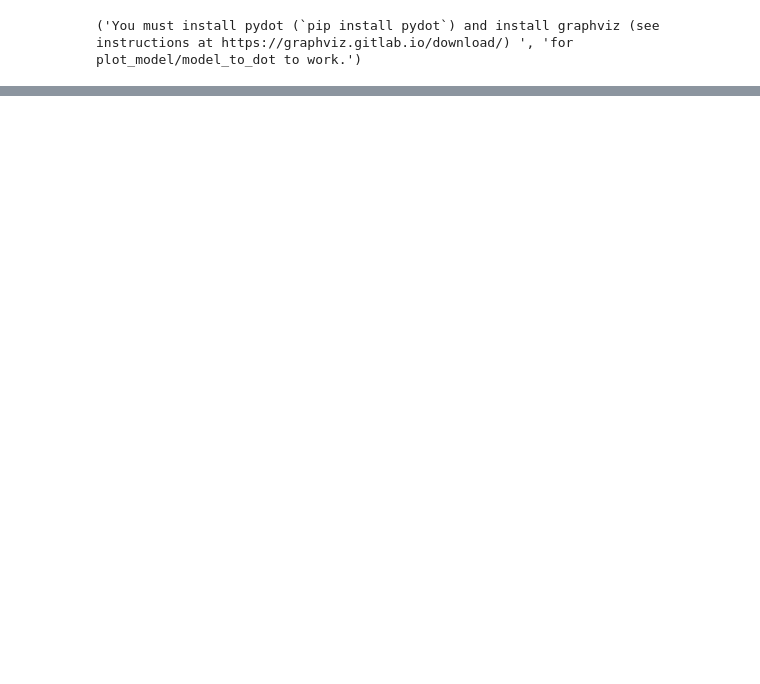
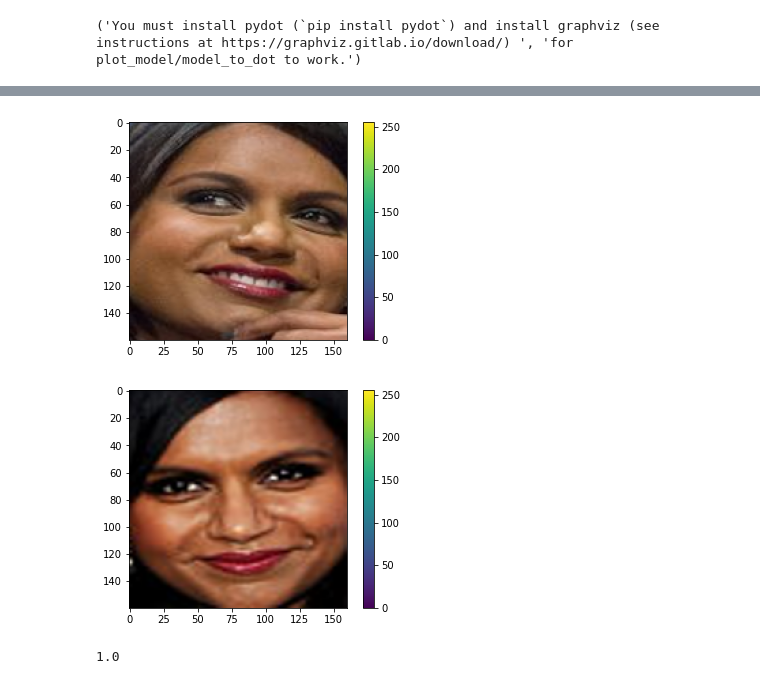
Before and after one commit to grinit10/Tensorflow-Tutorial, a Jupyter notebook: Custom Models, Layers, and Loss Functions with TensorFlow/Face Recognition.ipynb, the cells around one changed output, grey strips where cells are left out. Saved outputs shown, nothing was run; the diff lists cells and outputs as text; code cells hidden in the pictures; blank space fills up the shorter version.

```diff
--- a/Custom Models, Layers, and Loss Functions with TensorFlow/Face Recognition.ipynb
+++ b/Custom Models, Layers, and Loss Functions with TensorFlow/Face Recognition.ipynb
@@ -301,13 +303,17 @@ def display_images(left, right, predictions, labels, title, n):
     plt.imshow(right)
 # %%
 # array index
-this_pair = 4
+this_pair = 2
 
 # show images at this index
 show_image(ts_pairs[this_pair][0])
 show_image(ts_pairs[this_pair][1])
 
 # print the label for this pair
 print(ts_y[this_pair])
+# %% [output]
+[figure, added]
+[figure, added]
+1.0
 # %%
 ts_pairs[2][0].reshape(160,160,3,1).shape
```
Also changed, not shown: parts of 21 cells of this notebook, 4 other files.
